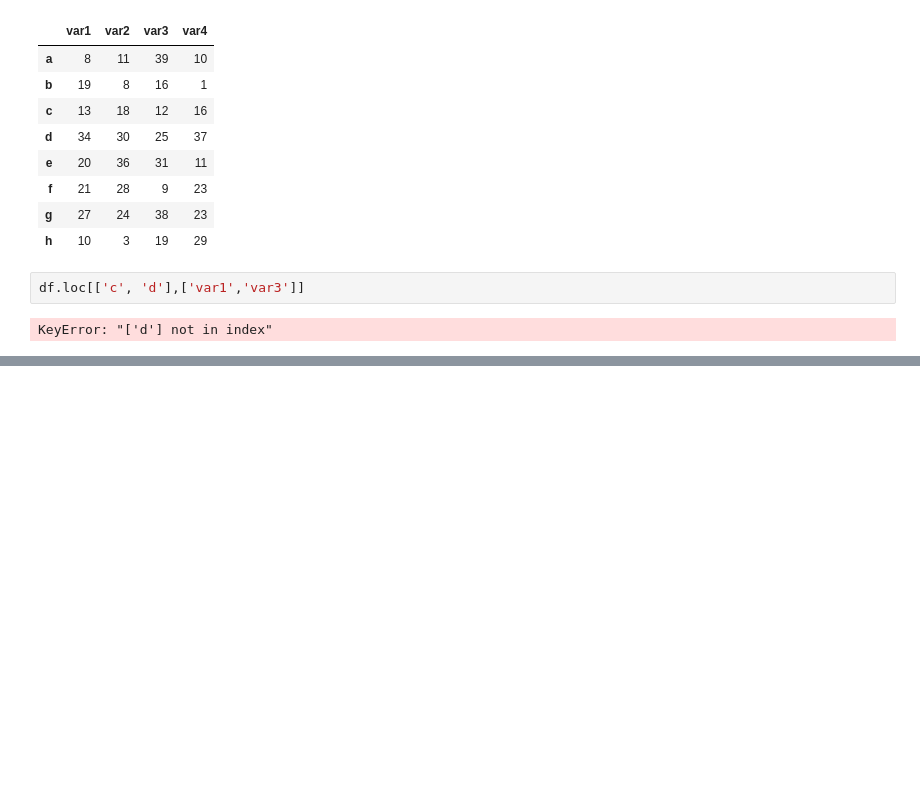
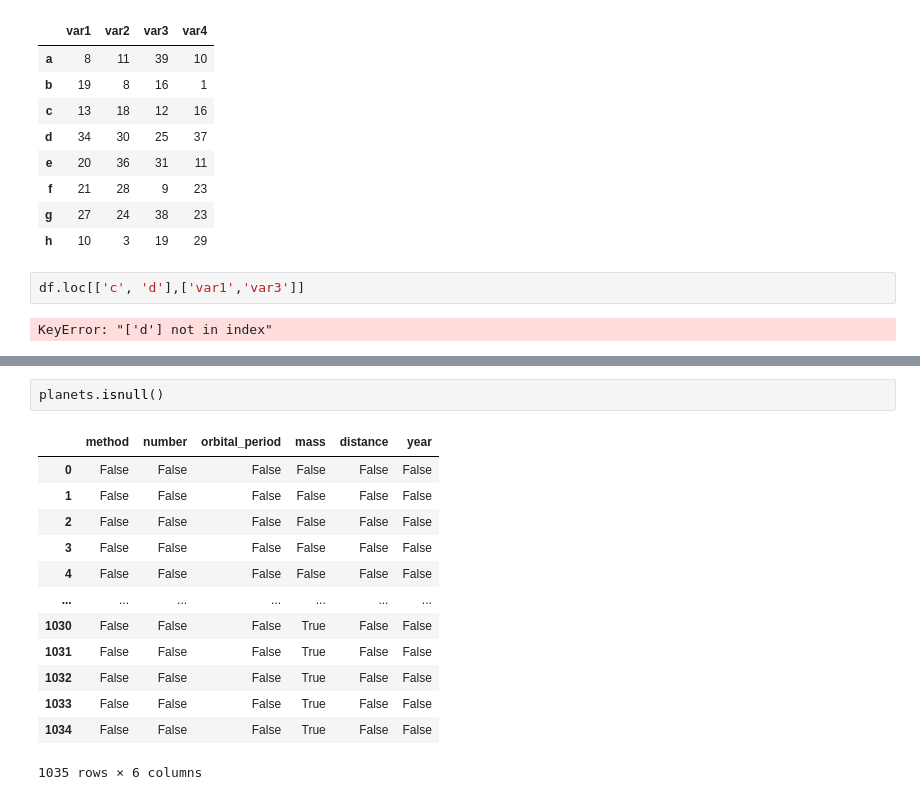
Before and after one commit to MevlutYildiz77/Numpy, a Jupyter notebook: numpy_in_class.ipynb, the cells around one changed output, grey strips where cells are left out. Cells and saved outputs as stored; diff of their text form; blank space fills up the shorter version.

```diff
--- a/numpy_in_class.ipynb
+++ b/numpy_in_class.ipynb
@@ -881,0 +1019,16 @@ KeyError: "['d'] not in index"
+# %%
+planets.isnull()
+# %% [output]
+|  | method | number | orbital_period | mass | distance | year |
+| 0 | False | False | False | False | False | False |
+| 1 | False | False | False | False | False | False |
+| 2 | False | False | False | False | False | False |
+| 3 | False | False | False | False | False | False |
+| 4 | False | False | False | False | False | False |
+| ... | ... | ... | ... | ... | ... | ... |
+| 1030 | False | False | False | True | False | False |
+| 1031 | False | False | False | True | False | False |
+| 1032 | False | False | False | True | False | False |
+| 1033 | False | False | False | True | False | False |
+| 1034 | False | False | False | True | False | False |
+1035 rows × 6 columns
```
Also changed, not shown: parts of 30 cells of this notebook.
